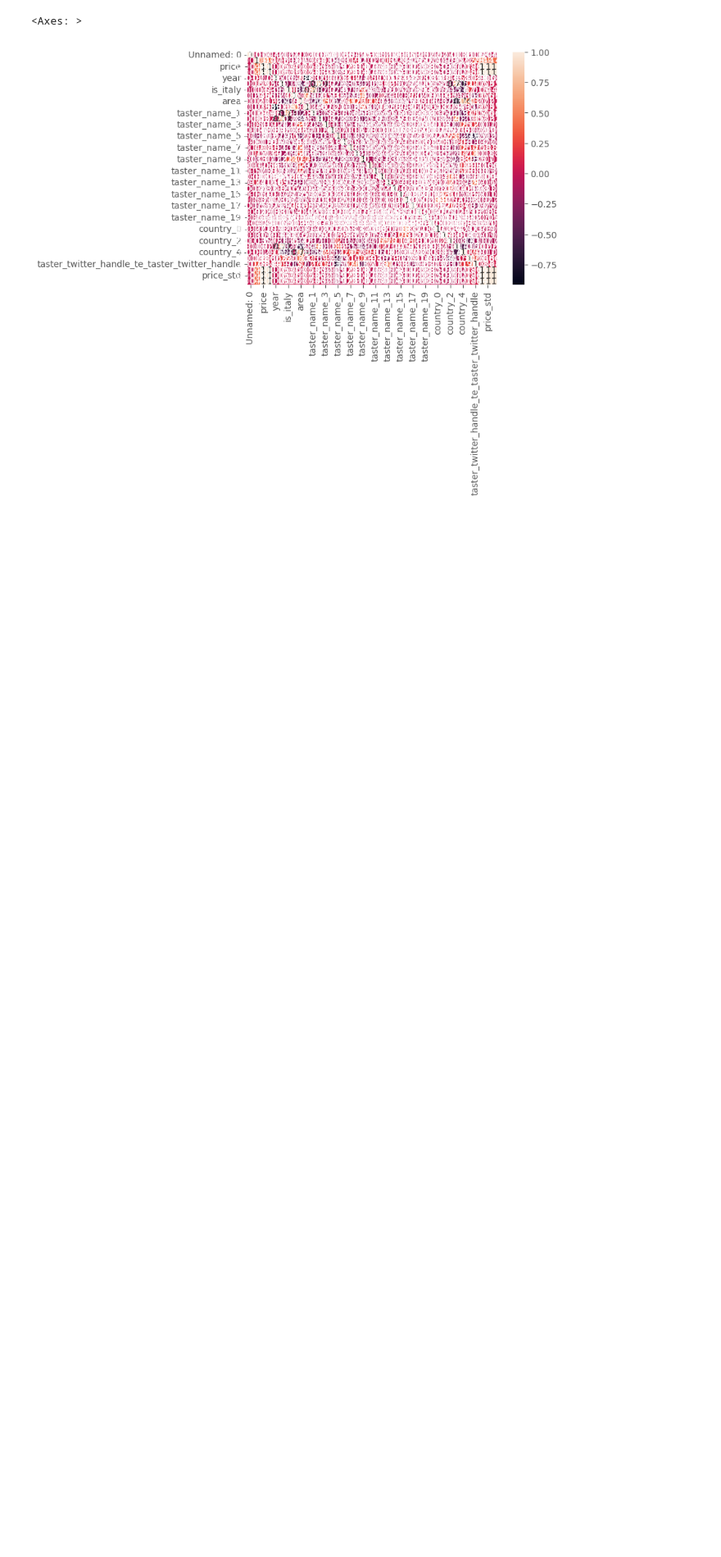
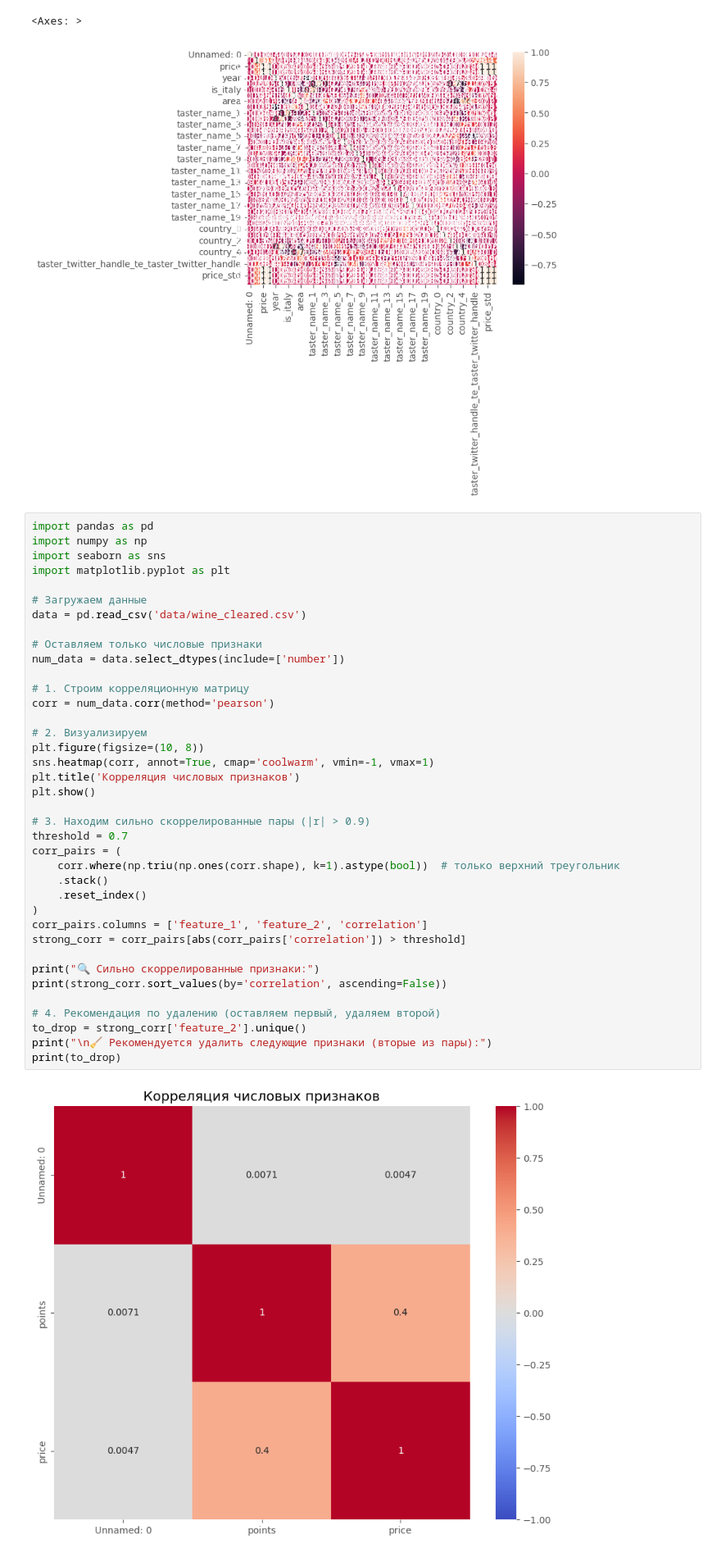
Before and after one commit to yevgeniy2504/sf_education_repo, a Jupyter notebook: task_8/Task_2.ipynb, the cells around one changed output. Shown at 82% size. Drawn from its saved outputs; the diff is of its cells as text; blank space fills up the shorter version.

```diff
--- a/task_8/Task_2.ipynb
+++ b/task_8/Task_2.ipynb
@@ -721,3 +722,43 @@ sns.heatmap(corr, annot=True)
 # %% [output]
 <Axes: >
 [figure]
+# %%
+import pandas as pd
+import numpy as np
+import seaborn as sns
+import matplotlib.pyplot as plt
+
+# Загружаем данные
+data = pd.read_csv('data/wine_cleared.csv')
+
+# Оставляем только числовые признаки
+num_data = data.select_dtypes(include=['number'])
+
+# 1. Строим корреляционную матрицу
+corr = num_data.corr(method='pearson')
+
+# 2. Визуализируем
+plt.figure(figsize=(10, 8))
+sns.heatmap(corr, annot=True, cmap='coolwarm', vmin=-1, vmax=1)
+plt.title('Корреляция числовых признаков')
+plt.show()
+
+# 3. Находим сильно скоррелированные пары (|r| > 0.9)
+threshold = 0.7
+corr_pairs = (
+    corr.where(np.triu(np.ones(corr.shape), k=1).astype(bool))  # только верхний треугольник
+    .stack()
+    .reset_index()
+)
+corr_pairs.columns = ['feature_1', 'feature_2', 'correlation']
+strong_corr = corr_pairs[abs(corr_pairs['correlation']) > threshold]
+
+print("🔍 Сильно скоррелированные признаки:")
+print(strong_corr.sort_values(by='correlation', ascending=False))
+
+# 4. Рекомендация по удалению (оставляем первый, удаляем второй)
+to_drop = strong_corr['feature_2'].unique()
+print("\n🧹 Рекомендуется удалить следующие признаки (вторые из пары):")
+print(to_drop)
+# %% [output]
+[figure, added]
```
Also changed, not shown: parts of 3 cells of this notebook, 2 other files.
